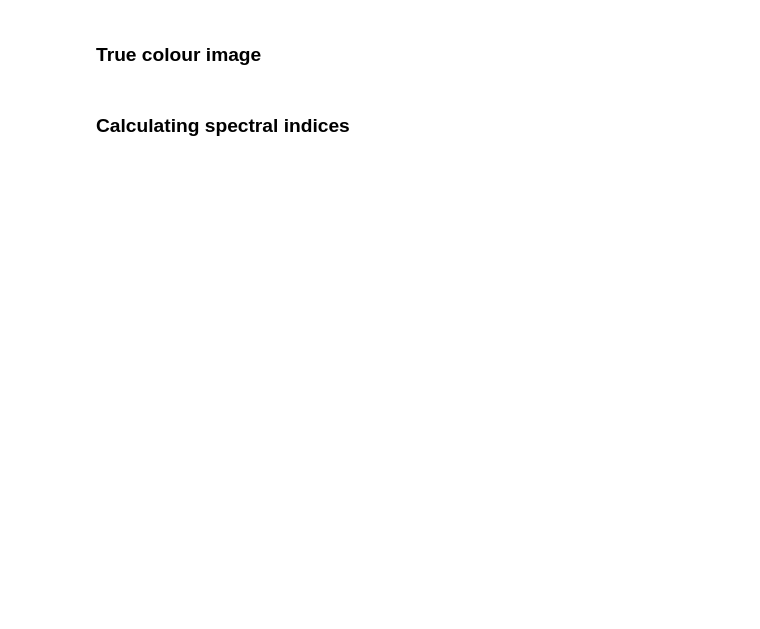
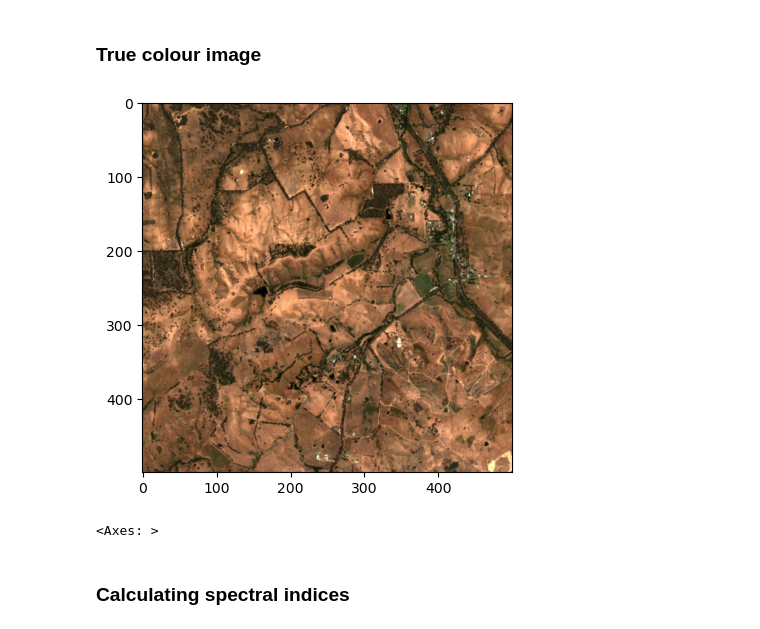
Before and after one commit to Sensand-AI/data-notebooks, a Jupyter notebook: notebooks/evergreen-resources/working-with-raster-data.ipynb, the cells around one changed output. Saved outputs shown, nothing was run; the diff lists cells and outputs as text; code cells hidden in the pictures; blank space fills up the shorter version.

```diff
--- a/notebooks/evergreen-resources/working-with-raster-data.ipynb
+++ b/notebooks/evergreen-resources/working-with-raster-data.ipynb
@@ -81,4 +123,14 @@ bands = ['blue','green','red','nir']
 # %% [markdown]
 ### True colour image
+# %%
+vis_band_data = item.assets['visual'].href
+
+with rasterio.open(vis_band_data) as src:
+    data = src.read(window=Window(0,0,500,500), masked=True)
+
+show(data)
+# %% [output]
+[figure, added]
+<Axes: >
 # %% [markdown]
 ### Calculating spectral indices
```
Also changed, not shown: parts of 9 cells of this notebook, 3 other files.
